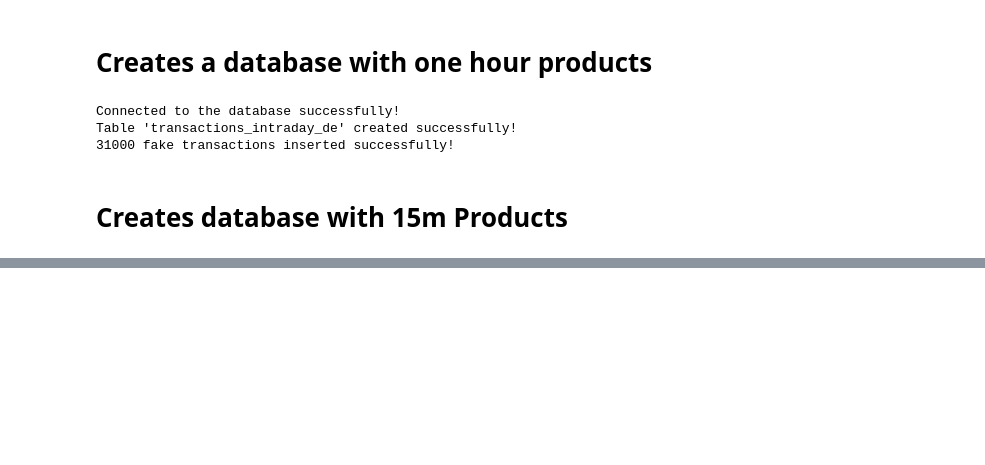
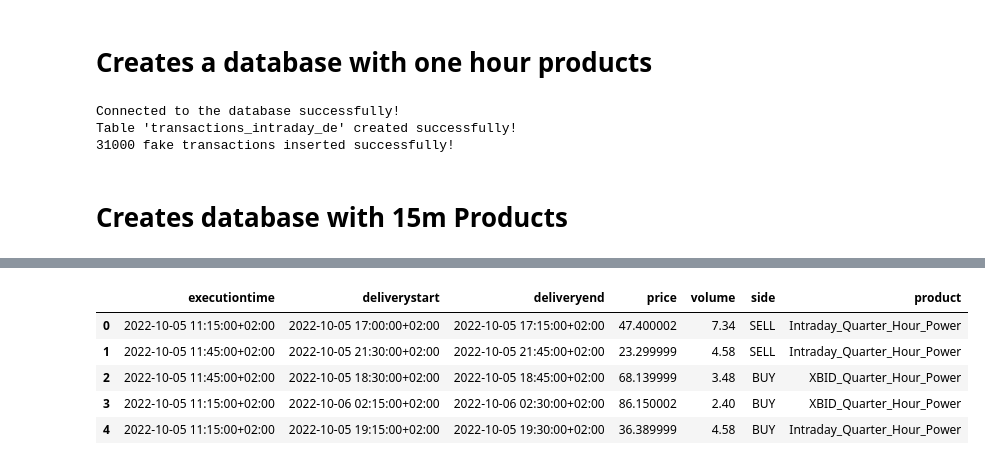
Before and after one commit to ub1999/Rolling-Intrinsic-BESS-Intraday-Trading, a Jupyter notebook: Create Randomized Intraday Transaction Data.ipynb, the cells around one changed output, grey strips where cells are left out. Saved outputs shown, nothing was run; the diff lists cells and outputs as text; code cells hidden in the pictures; blank space fills up the shorter version.

```diff
--- a/Create Randomized Intraday Transaction Data.ipynb
+++ b/Create Randomized Intraday Transaction Data.ipynb
@@ -294,0 +347,9 @@ Table 'transactions_intraday_de' created successfully!
+# %%
+df_fake_transactions.head()
+# %% [output]
+|  | executiontime | deliverystart | deliveryend | price | volume | side | product |
+| 0 | 2022-10-05 11:15:00+02:00 | 2022-10-05 17:00:00+02:00 | 2022-10-05 17:15:00+02:00 | 47.400002 | 7.34 | SELL | Intraday_Quarter_Hour_Power |
+| 1 | 2022-10-05 11:45:00+02:00 | 2022-10-05 21:30:00+02:00 | 2022-10-05 21:45:00+02:00 | 23.299999 | 4.58 | SELL | Intraday_Quarter_Hour_Power |
+| 2 | 2022-10-05 11:45:00+02:00 | 2022-10-05 18:30:00+02:00 | 2022-10-05 18:45:00+02:00 | 68.139999 | 3.48 | BUY | XBID_Quarter_Hour_Power |
+| 3 | 2022-10-05 11:15:00+02:00 | 2022-10-06 02:15:00+02:00 | 2022-10-06 02:30:00+02:00 | 86.150002 | 2.40 | BUY | XBID_Quarter_Hour_Power |
+| 4 | 2022-10-05 11:15:00+02:00 | 2022-10-05 19:15:00+02:00 | 2022-10-05 19:30:00+02:00 | 36.389999 | 4.58 | BUY | Intraday_Quarter_Hour_Power |
```
Also changed, not shown: parts of 3 cells of this notebook.
